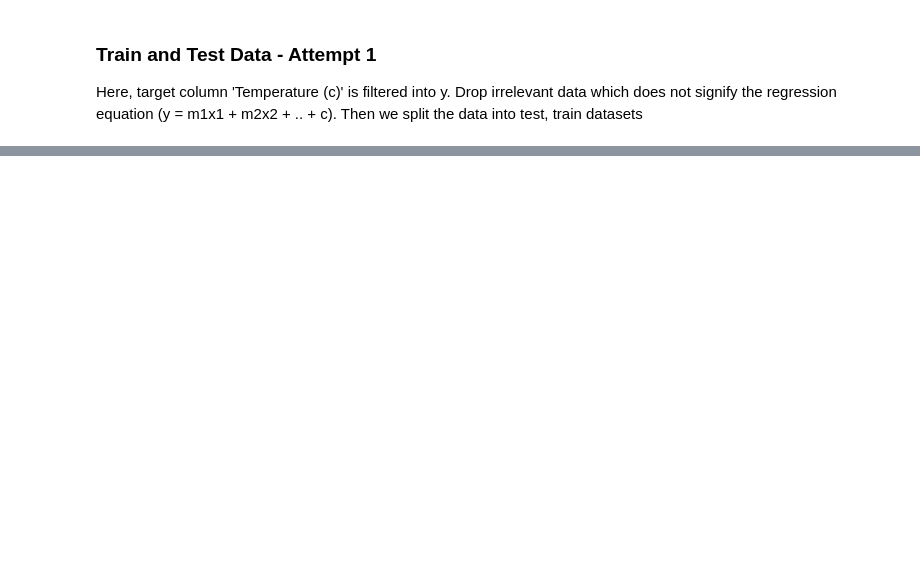
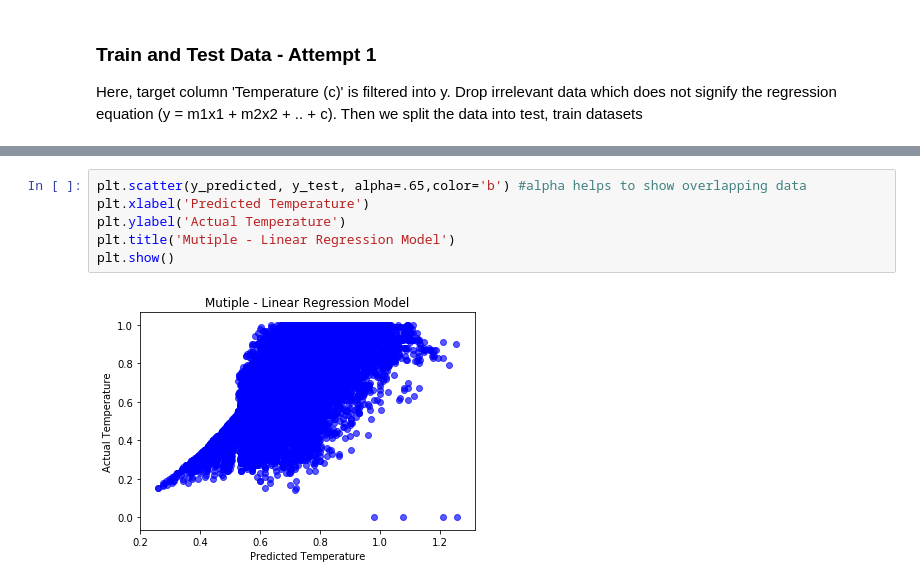
Before and after one commit to Ruthvicp/CS5590_PyDL, a Jupyter notebook: Module1/Lab_Assignment/Lab2/source/Multiple_Regression.ipynb, the cells around one changed output, grey strips where cells are left out. Drawn from its saved outputs; the diff is of its cells as text; blank space fills up the shorter version.

```diff
--- a/Module1/Lab_Assignment/Lab2/source/Multiple_Regression.ipynb
+++ b/Module1/Lab_Assignment/Lab2/source/Multiple_Regression.ipynb
@@ -156,0 +177,8 @@ plt.show()
+# %%
+plt.scatter(y_predicted, y_test, alpha=.65,color='b') #alpha helps to show overlapping data
+plt.xlabel('Predicted Temperature')
+plt.ylabel('Actual Temperature')
+plt.title('Mutiple - Linear Regression Model')
+plt.show()
+# %% [output]
+[figure, added]
```
Also changed, not shown: parts of 17 cells of this notebook, 2 other files.
